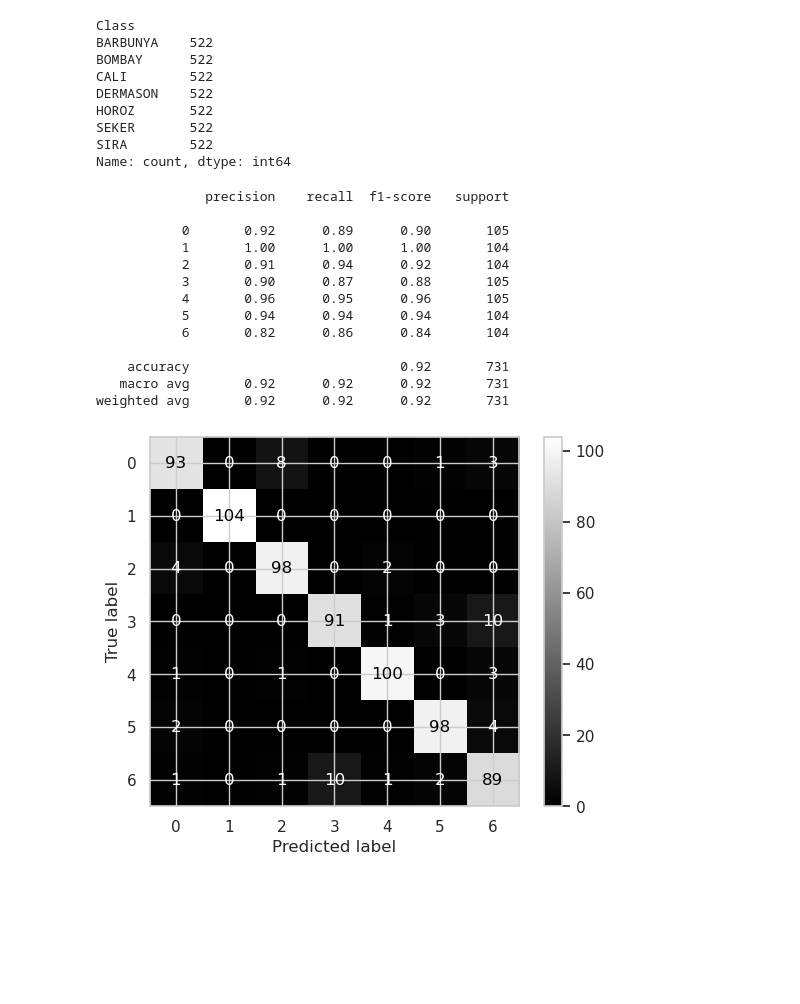
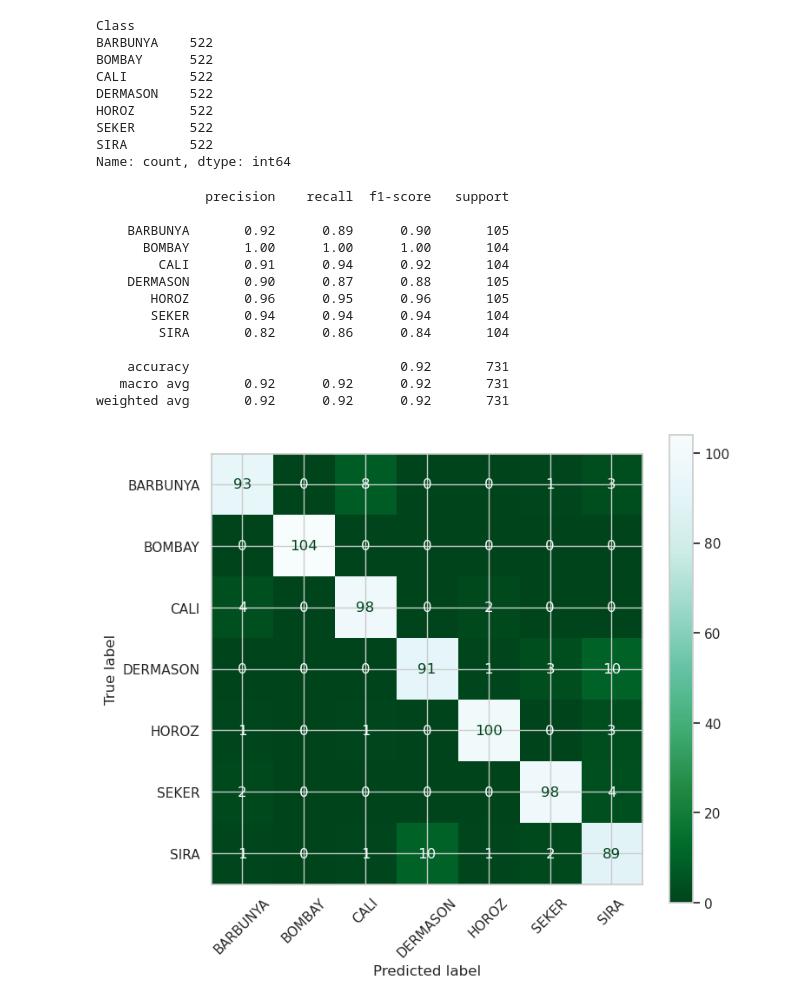
Before and after one commit to Leonard0711/models_ml, a Jupyter notebook: models_ml_py/supervisado/clasificacion/reg_logistica_beans.ipynb, the cells around one changed output. Cells and saved outputs as stored; diff of their text form; code cells hidden in the pictures; blank space fills up the shorter version.

Commit message:
update_models_ns

```diff
--- a/models_ml_py/supervisado/clasificacion/reg_logistica_beans.ipynb
+++ b/models_ml_py/supervisado/clasificacion/reg_logistica_beans.ipynb
@@ -122,32 +122,31 @@ model_log = LogisticRegressionCV(cv=10, max_iter=2000)
 
 _ = model_log.fit(X_train_sc, y_le_train)
 # %%
-# relaizando la predicción
+# realizando la predicción
 y_pred = model_log.predict(X_test_sc)
-
-# evaluación del rendimiento del modelo de clasificación
-metrics_class = classification_report(y_le_test, y_pred)
-print(metrics_class)
-# %% [output]
-              precision    recall  f1-score   support
-
-           0       0.92      0.89      0.90       105
-           1       1.00      1.00      1.00       104
-           2       0.91      0.94      0.92       104
-           3       0.90      0.87      0.88       105
-           4       0.96      0.95      0.96       105
-           5       0.94      0.94      0.94       104
-           6       0.82      0.86      0.84       104
-
-    accuracy                           0.92       731
-   macro avg       0.92      0.92      0.92       731
-weighted avg       0.92      0.92      0.92       731
 # %%
+# evaluación del rendimiento del modelo de clasificación
+metrics_class = classification_report(y_le_test, y_pred, target_names=le.classes_)
+print(metrics_class)
 # visualizando una matriz de confusion
-
 cm = confusion_matrix(y_le_test, y_pred)
-disp = ConfusionMatrixDisplay(cm, display_labels=[0, 1, 2, 3, 4, 5, 6])
-disp.plot(cmap="gray")
+fig, ax = plt.subplots(figsize=(8,7))
+disp = ConfusionMatrixDisplay(cm, display_labels=le.classes_)
+disp.plot(ax=ax, cmap="BuGn_r")
+plt.xticks(rotation=45)
 plt.show()
 # %% [output]
+              precision    recall  f1-score   support
+
+    BARBUNYA       0.92      0.89      0.90       105
+      BOMBAY       1.00      1.00      1.00       104
+        CALI       0.91      0.94      0.92       104
+    DERMASON       0.90      0.87      0.88       105
+       HOROZ       0.96      0.95      0.96       105
+       SEKER       0.94      0.94      0.94       104
+        SIRA       0.82      0.86      0.84       104
+
+    accuracy                           0.92       731
+   macro avg       0.92      0.92      0.92       731
+weighted avg       0.92      0.92      0.92       731
-[figure, old version]
+[figure, new version]
```
